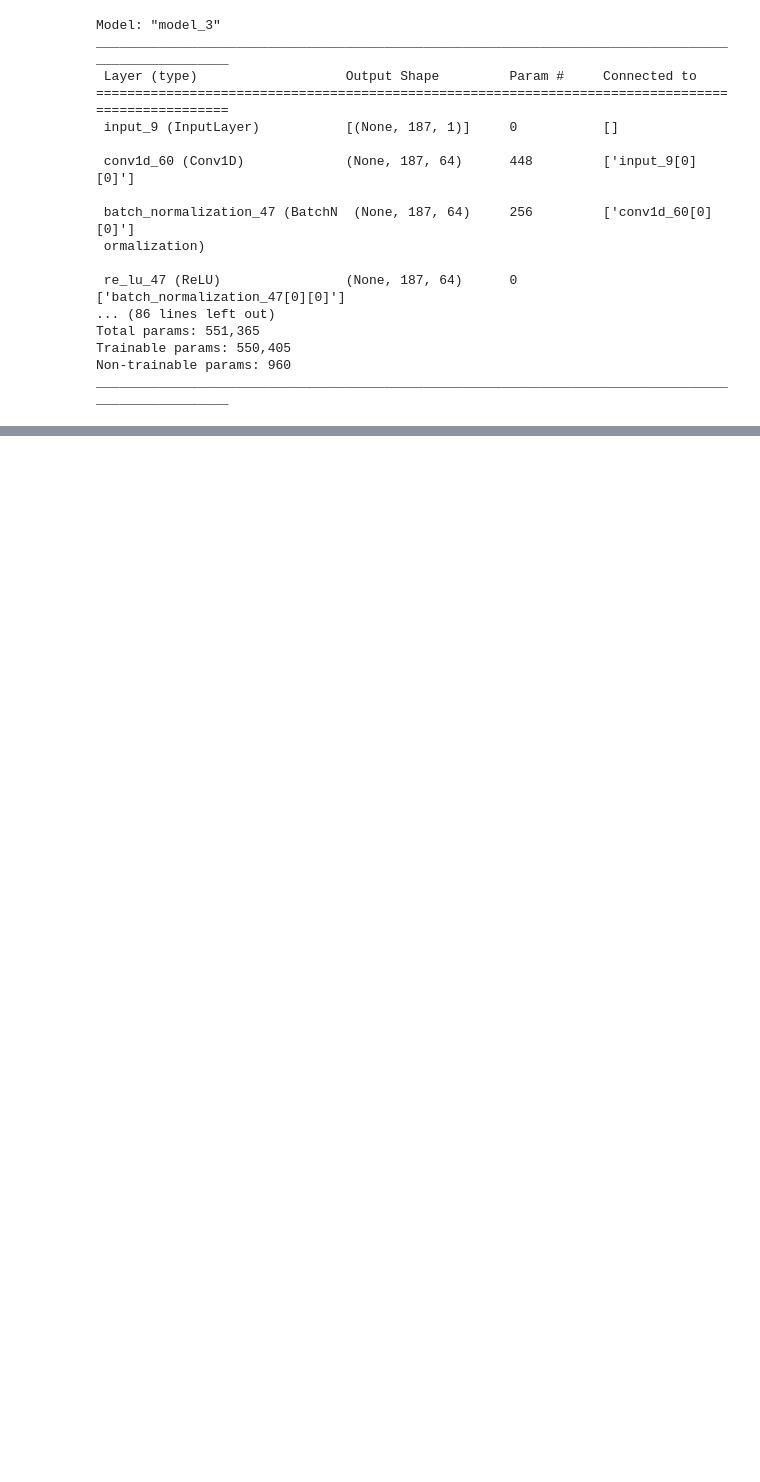
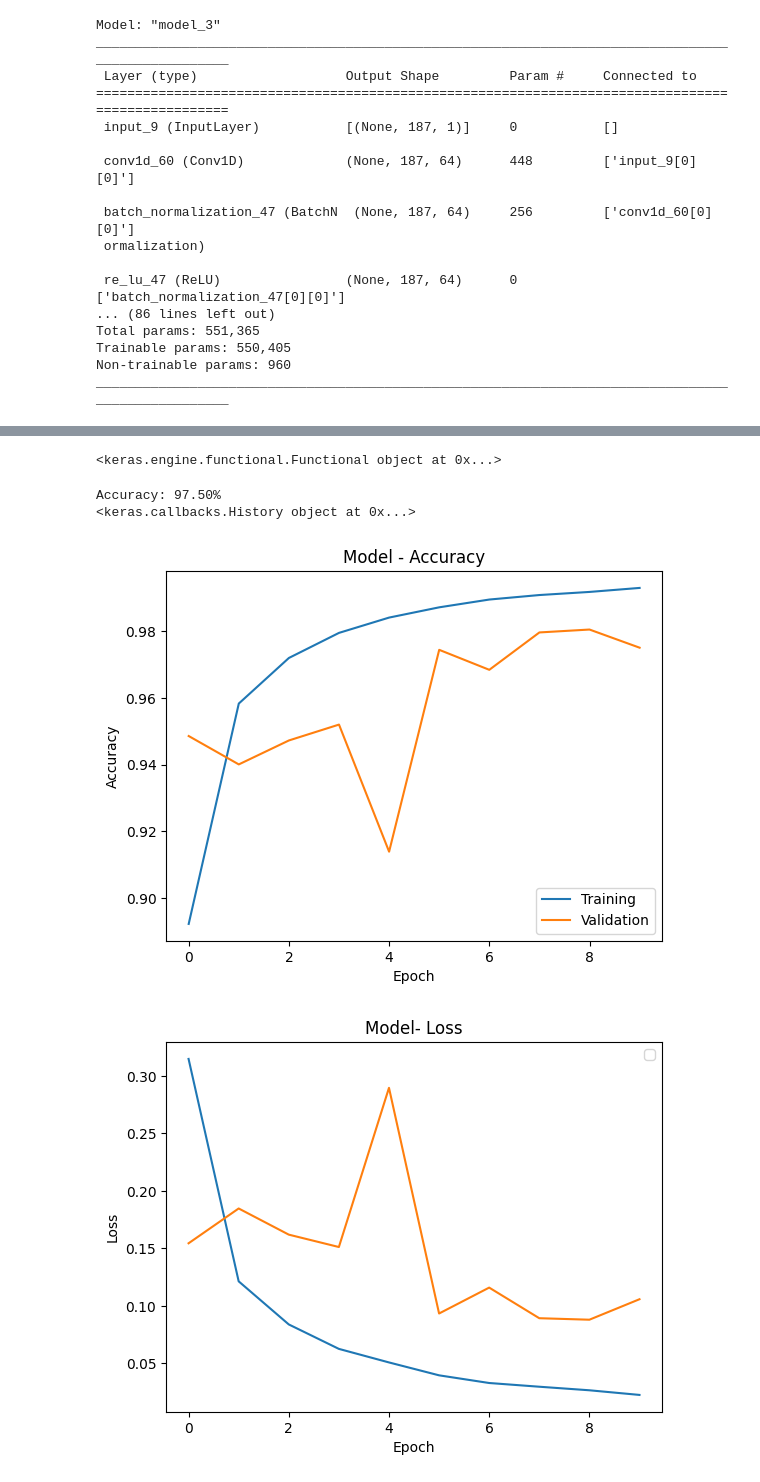
Before and after one commit to elementare/cardiowave, a Jupyter notebook: analysis_ecg.ipynb, the cells around one changed output, grey strips where cells are left out. Cells and saved outputs as stored; diff of their text form; code cells hidden in the pictures; blank space fills up the shorter version.

```diff
--- a/analysis_ecg.ipynb
+++ b/analysis_ecg.ipynb
@@ -145,24 +187,24 @@ y_test = to_categorical(y_test)
 # %%
-def bloco_residual(x, filters, kernel_size=16, stride=1):
+def residual_block(x, filters, kernel_size=16, stride=1):
 
-    # Caminho principal
-    shortcut = x  # salva a entrada para a conexão residual
+    # Main pathway
+    shortcut = x  # Saves the enter for main connection
 
-    # Primeira subcamada
+    # First sublayer
     x = BatchNormalization()(x)
     x = ReLU()(x)
     x = Dropout(0.5)(x)
     x = Conv1D(filters, kernel_size, strides=stride, padding='same', use_bias=False)(x)
 
-    # Segunda subcamada
+    # Second sublayer
     x = BatchNormalization()(x)
     x = ReLU()(x)
     X = Dropout(0.5)(x)
     x = Conv1D(filters, kernel_size, strides=1, padding='same', use_bias=False)(x)
 
-    # Conexão residual
+    # Residual connection
     if x.shape[-1] != shortcut.shape[-1] or stride != 1:
-        # Ajusta a dimensão do canal e tamanho se stride > 1
+        # Adjust the dimension of shortcut if is different of x or if stride > 1
         shortcut = Conv1D(filters, 1, strides=stride, padding='same', use_bias=False)(shortcut)
 
     x = Add()([x, shortcut])
@@ -170,7 +212,7 @@ def bloco_residual(x, filters, kernel_size=16, stride=1):
 
 def build_model(input_shape, num_classes, num_blocks, num_filters):
     inputs = Input(shape=input_shape)
-    x = Conv1D(64, kernel_size=7, strides=1, padding='same', use_bias=False)(inputs)  # Initial adjust to
+    x = Conv1D(64, kernel_size=7, strides=1, padding='same', use_bias=False)(inputs)
     x = BatchNormalization()(x)
     x = ReLU()(x)
 
@@ -182,10 +224,12 @@ def build_model(input_shape, num_classes, num_blocks, num_filters):
 
     x = GlobalAveragePooling1D()(x)
     x = Flatten()(x)
+
     outputs = Dense(num_classes, activation='softmax')(x)
 
     model = Model(inputs=inputs, outputs=outputs)
     model.compile(optimizer='adam', loss='categorical_crossentropy', metrics=['accuracy'])
+
     return model
 
 def train_model(model, X_train, y_train, validation_data, epochs = 10):
@@ -258,0 +316,11 @@ Epoch 4/10
+# %%
+print(model3_fit[0])
+# %% [output]
+<keras.engine.functional.Functional object at 0x...>
+# %%
+evaluate_model(model3_fit[1], X_test, y_test, model3_fit[0])
+# %% [output]
+Accuracy: 97.50%
+<keras.callbacks.History object at 0x...>
+[figure, added]
+[figure, added]
```
Also changed, not shown: parts of 15 cells of this notebook.
